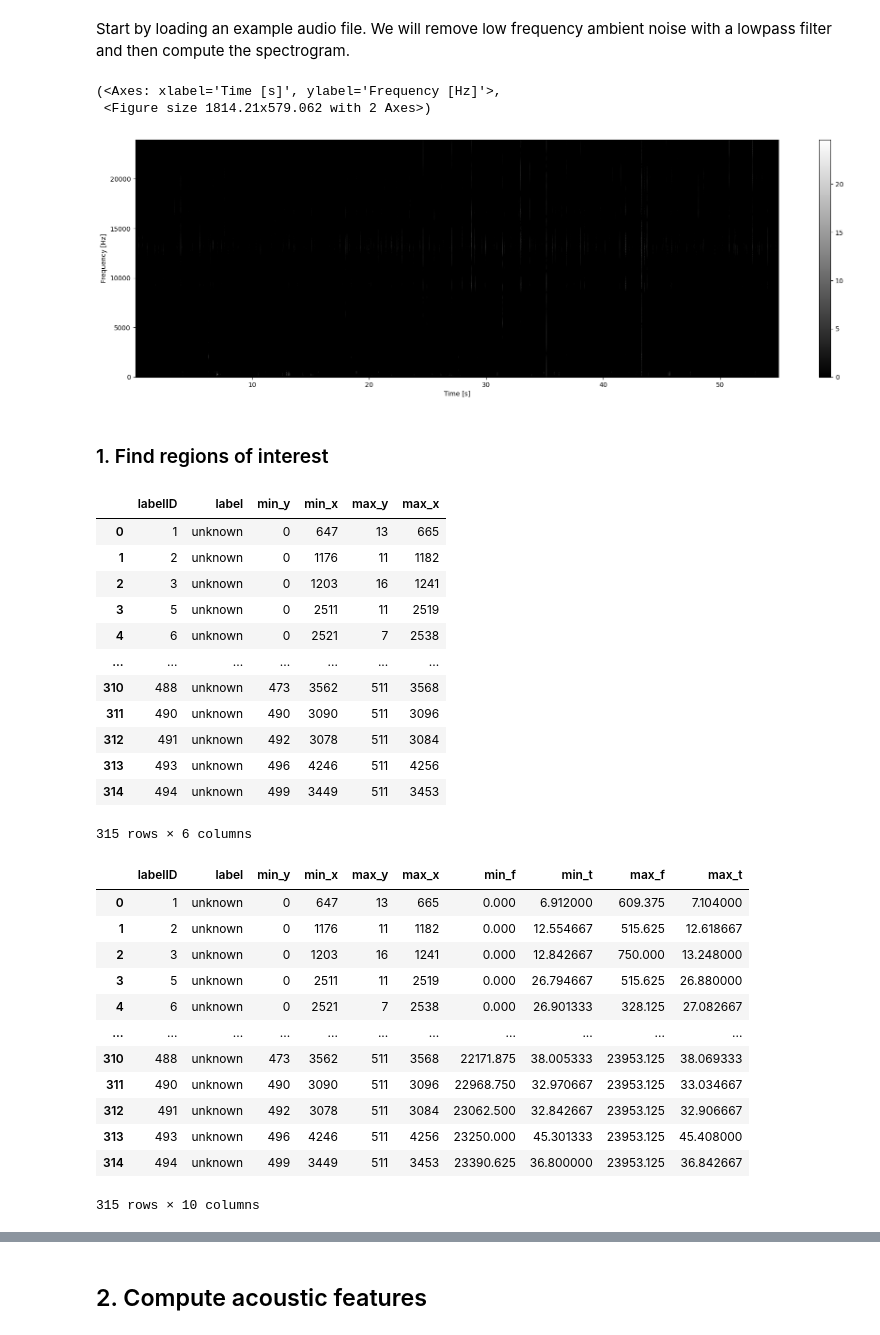
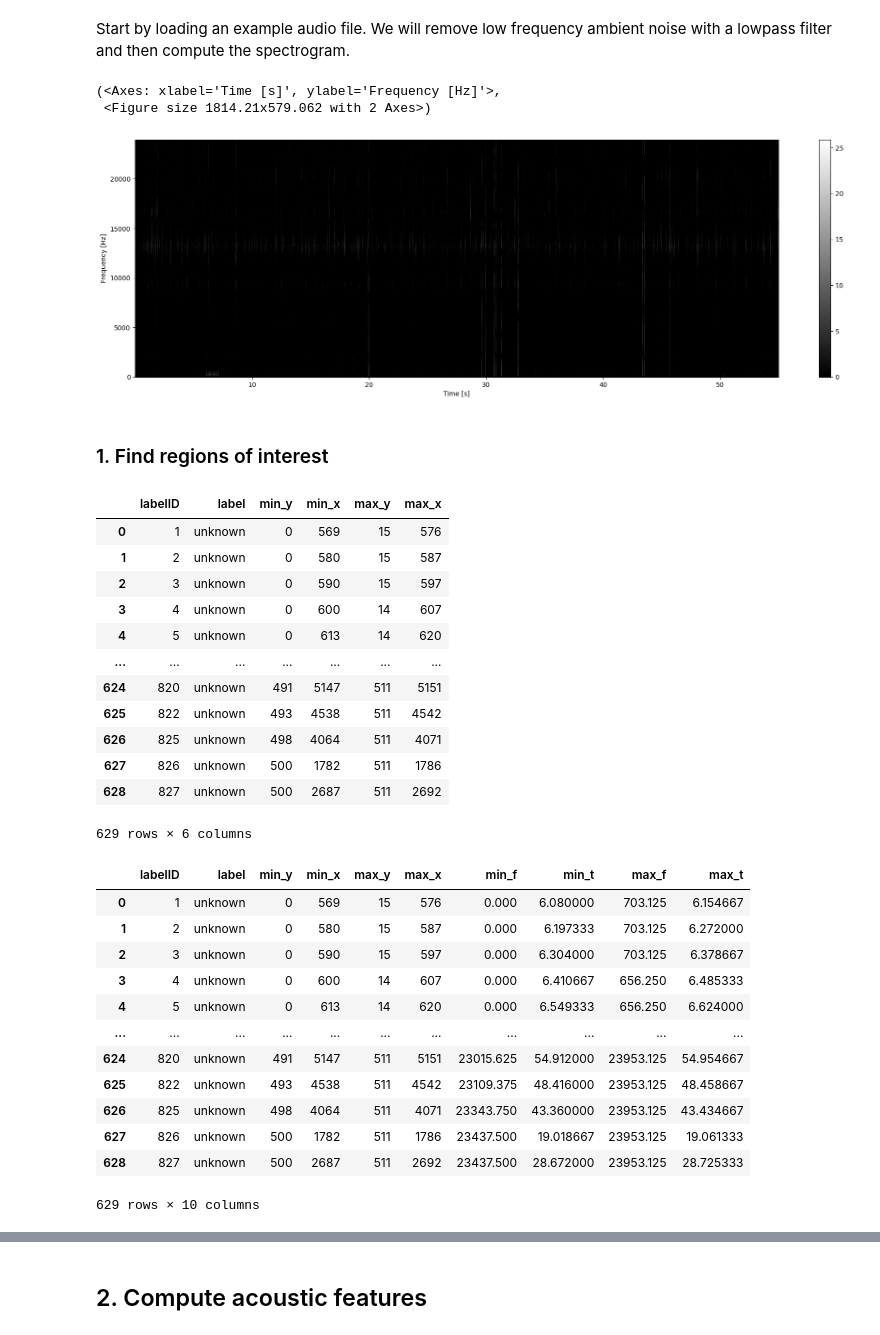
Before and after one commit to Olli365/Aqoustics-Unsupervised, a Jupyter notebook: optimise_single.ipynb, the cells around one changed output, grey strips where cells are left out. Cells and saved outputs as stored; diff of their text form; code cells hidden in the pictures.

```diff
--- a/optimise_single.ipynb
+++ b/optimise_single.ipynb
@@ -17,17 +17,17 @@ bin_std_values = [1.3]
 bin_per_values = [0.8]
 # %%
 #Load Single File
-s, fs = sound.load("C:/Users/ofsto/OneDrive/Desktop/Internship/WOPAM/Site 4.2.2/4.2.2_20211014_061700.WAV")
+s, fs = sound.load("D:/Aqoustics/Fish/Y_N_Fish/Site 4.2.2/20211014_051300.WAV")
 s_filt = sound.select_bandwidth(s, fs, fcut=100, forder=3, ftype='highpass')
 
 db_max=70  # used to define the range of the spectrogram
 Sxx, tn, fn, ext = sound.spectrogram(s_filt, fs, nperseg=1024, noverlap=512)
 Sxx_db = power2dB(Sxx, db_range=db_max) + db_max
 plot2d(Sxx_db, **{'extent':ext})
 # %% [output]
 (<Axes: xlabel='Time [s]', ylabel='Frequency [Hz]'>,
  <Figure size 1814.21x579.062 with 2 Axes>)
-[figure, old version]
+[figure, new version]
 # %% [markdown]
 ### 1. Find regions of interest
 # %%
@@ -45,18 +45,18 @@ im_rois, df_rois = rois.select_rois(im_mask, min_roi=50, max_roi=None)
 df_rois
 # %% [output]
 |  | labelID | label | min_y | min_x | max_y | max_x |
-| 0 | 1 | unknown | 0 | 647 | 13 | 665 |
-| 1 | 2 | unknown | 0 | 1176 | 11 | 1182 |
-| 2 | 3 | unknown | 0 | 1203 | 16 | 1241 |
-| 3 | 5 | unknown | 0 | 2511 | 11 | 2519 |
-| 4 | 6 | unknown | 0 | 2521 | 7 | 2538 |
+| 0 | 1 | unknown | 0 | 569 | 15 | 576 |
+| 1 | 2 | unknown | 0 | 580 | 15 | 587 |
+| 2 | 3 | unknown | 0 | 590 | 15 | 597 |
+| 3 | 4 | unknown | 0 | 600 | 14 | 607 |
+| 4 | 5 | unknown | 0 | 613 | 14 | 620 |
 | ... | ... | ... | ... | ... | ... | ... |
-| 310 | 488 | unknown | 473 | 3562 | 511 | 3568 |
-| 311 | 490 | unknown | 490 | 3090 | 511 | 3096 |
-| 312 | 491 | unknown | 492 | 3078 | 511 | 3084 |
-| 313 | 493 | unknown | 496 | 4246 | 511 | 4256 |
-| 314 | 494 | unknown | 499 | 3449 | 511 | 3453 |
+| 624 | 820 | unknown | 491 | 5147 | 511 | 5151 |
+| 625 | 822 | unknown | 493 | 4538 | 511 | 4542 |
+| 626 | 825 | unknown | 498 | 4064 | 511 | 4071 |
+| 627 | 826 | unknown | 500 | 1782 | 511 | 1786 |
+| 628 | 827 | unknown | 500 | 2687 | 511 | 2692 |
-315 rows × 6 columns
+629 rows × 6 columns
 # %%
 # Format ROIs and visualize the bounding box on the audio spectrogram.
 df_rois = format_features(df_rois, tn, fn)
@@ -64,18 +64,18 @@ df_rois = format_features(df_rois, tn, fn)
 df_rois
 # %% [output]
 |  | labelID | label | min_y | min_x | max_y | max_x | min_f | min_t | max_f | max_t |
-| 0 | 1 | unknown | 0 | 647 | 13 | 665 | 0.000 | 6.912000 | 609.375 | 7.104000 |
-| 1 | 2 | unknown | 0 | 1176 | 11 | 1182 | 0.000 | 12.554667 | 515.625 | 12.618667 |
-| 2 | 3 | unknown | 0 | 1203 | 16 | 1241 | 0.000 | 12.842667 | 750.000 | 13.248000 |
-| 3 | 5 | unknown | 0 | 2511 | 11 | 2519 | 0.000 | 26.794667 | 515.625 | 26.880000 |
-| 4 | 6 | unknown | 0 | 2521 | 7 | 2538 | 0.000 | 26.901333 | 328.125 | 27.082667 |
+| 0 | 1 | unknown | 0 | 569 | 15 | 576 | 0.000 | 6.080000 | 703.125 | 6.154667 |
+| 1 | 2 | unknown | 0 | 580 | 15 | 587 | 0.000 | 6.197333 | 703.125 | 6.272000 |
+| 2 | 3 | unknown | 0 | 590 | 15 | 597 | 0.000 | 6.304000 | 703.125 | 6.378667 |
+| 3 | 4 | unknown | 0 | 600 | 14 | 607 | 0.000 | 6.410667 | 656.250 | 6.485333 |
+| 4 | 5 | unknown | 0 | 613 | 14 | 620 | 0.000 | 6.549333 | 656.250 | 6.624000 |
 | ... | ... | ... | ... | ... | ... | ... | ... | ... | ... | ... |
-| 310 | 488 | unknown | 473 | 3562 | 511 | 3568 | 22171.875 | 38.005333 | 23953.125 | 38.069333 |
-| 311 | 490 | unknown | 490 | 3090 | 511 | 3096 | 22968.750 | 32.970667 | 23953.125 | 33.034667 |
-| 312 | 491 | unknown | 492 | 3078 | 511 | 3084 | 23062.500 | 32.842667 | 23953.125 | 32.906667 |
-| 313 | 493 | unknown | 496 | 4246 | 511 | 4256 | 23250.000 | 45.301333 | 23953.125 | 45.408000 |
-| 314 | 494 | unknown | 499 | 3449 | 511 | 3453 | 23390.625 | 36.800000 | 23953.125 | 36.842667 |
+| 624 | 820 | unknown | 491 | 5147 | 511 | 5151 | 23015.625 | 54.912000 | 23953.125 | 54.954667 |
+| 625 | 822 | unknown | 493 | 4538 | 511 | 4542 | 23109.375 | 48.416000 | 23953.125 | 48.458667 |
+| 626 | 825 | unknown | 498 | 4064 | 511 | 4071 | 23343.750 | 43.360000 | 23953.125 | 43.434667 |
+| 627 | 826 | unknown | 500 | 1782 | 511 | 1786 | 23437.500 | 19.018667 | 23953.125 | 19.061333 |
+| 628 | 827 | unknown | 500 | 2687 | 511 | 2692 | 23437.500 | 28.672000 | 23953.125 | 28.725333 |
-315 rows × 10 columns
+629 rows × 10 columns
 # %%
 df_rois_filtered = df_rois[df_rois.apply(lambda row: sound_under_2000hz(row['min_f'], row['max_f']), axis=1)]
 # %%
```
Also changed, not shown: parts of 9 cells of this notebook, 35 other files.
